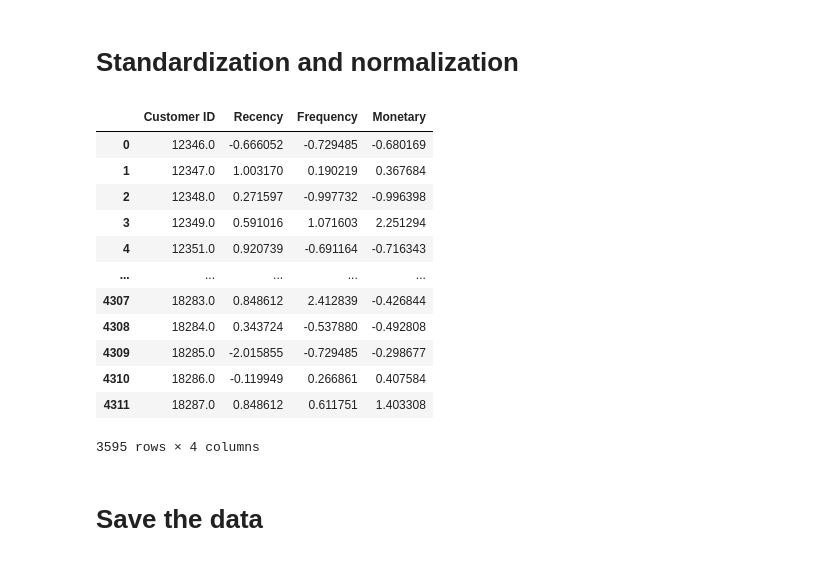
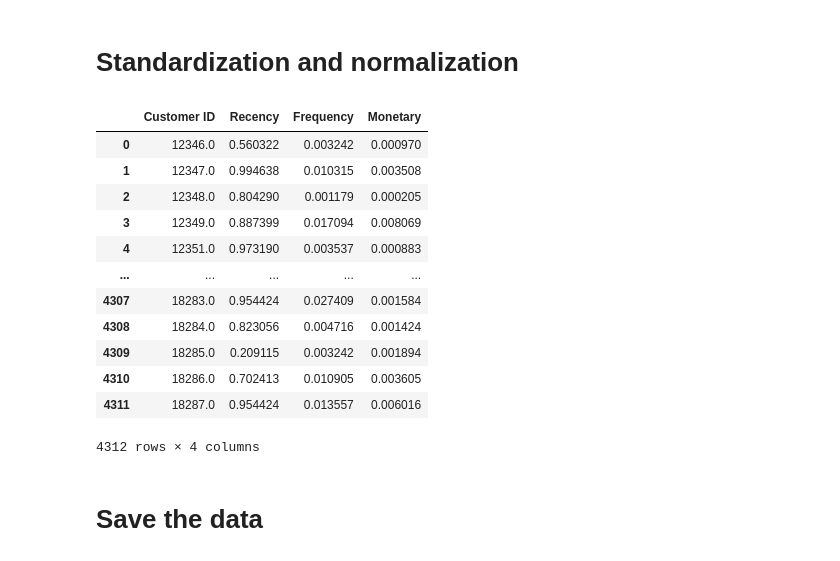
Before and after one commit to DHushchin/k-means-parallel, a Jupyter notebook: preprocess_data.ipynb, the cells around one changed output. Drawn from its saved outputs; the diff is of its cells as text; code cells hidden in the pictures.

```diff
--- a/preprocess_data.ipynb
+++ b/preprocess_data.ipynb
@@ -266,13 +247,0 @@ plot_rfm(rfm)
-# %%
-def delete_outliers(df, col):
-    q1 = df[col].quantile(0.25)
-    q3 = df[col].quantile(0.75)
-    iqr = q3 - q1
-    df = df[(df[col] >= q1 - 1.5 * iqr) & (df[col] <= q3 + 1.5 * iqr)]
-    return df
-
-rfm = delete_outliers(rfm, 'Monetary')
-rfm = delete_outliers(rfm, 'Frequency')
-rfm = delete_outliers(rfm, 'Recency')
-
-rfm
@@ -297,25 +248,25 @@ plot_rfm(rfm)
 # %% [markdown]
 # Standardization and normalization
 # %%
-from sklearn.preprocessing import StandardScaler
+from sklearn.preprocessing import MinMaxScaler
 
-scaler = StandardScaler()
+scaler = MinMaxScaler()
 rfm[['Recency', 'Frequency', 'Monetary']] = scaler.fit_transform(rfm[['Recency', 'Frequency', 'Monetary']])
 rfm
 # %% [output]
 |  | Customer ID | Recency | Frequency | Monetary |
-| 0 | 12346.0 | -0.666052 | -0.729485 | -0.680169 |
-| 1 | 12347.0 | 1.003170 | 0.190219 | 0.367684 |
-| 2 | 12348.0 | 0.271597 | -0.997732 | -0.996398 |
-| 3 | 12349.0 | 0.591016 | 1.071603 | 2.251294 |
-| 4 | 12351.0 | 0.920739 | -0.691164 | -0.716343 |
+| 0 | 12346.0 | 0.560322 | 0.003242 | 0.000970 |
+| 1 | 12347.0 | 0.994638 | 0.010315 | 0.003508 |
+| 2 | 12348.0 | 0.804290 | 0.001179 | 0.000205 |
+| 3 | 12349.0 | 0.887399 | 0.017094 | 0.008069 |
+| 4 | 12351.0 | 0.973190 | 0.003537 | 0.000883 |
 | ... | ... | ... | ... | ... |
-| 4307 | 18283.0 | 0.848612 | 2.412839 | -0.426844 |
-| 4308 | 18284.0 | 0.343724 | -0.537880 | -0.492808 |
-| 4309 | 18285.0 | -2.015855 | -0.729485 | -0.298677 |
-| 4310 | 18286.0 | -0.119949 | 0.266861 | 0.407584 |
-| 4311 | 18287.0 | 0.848612 | 0.611751 | 1.403308 |
+| 4307 | 18283.0 | 0.954424 | 0.027409 | 0.001584 |
+| 4308 | 18284.0 | 0.823056 | 0.004716 | 0.001424 |
+| 4309 | 18285.0 | 0.209115 | 0.003242 | 0.001894 |
+| 4310 | 18286.0 | 0.702413 | 0.010905 | 0.003605 |
+| 4311 | 18287.0 | 0.954424 | 0.013557 | 0.006016 |
-3595 rows × 4 columns
+4312 rows × 4 columns
 # %% [markdown]
 # Save the data
 # %%
```
Also changed, not shown: parts of 5 cells of this notebook, 5 other files.
